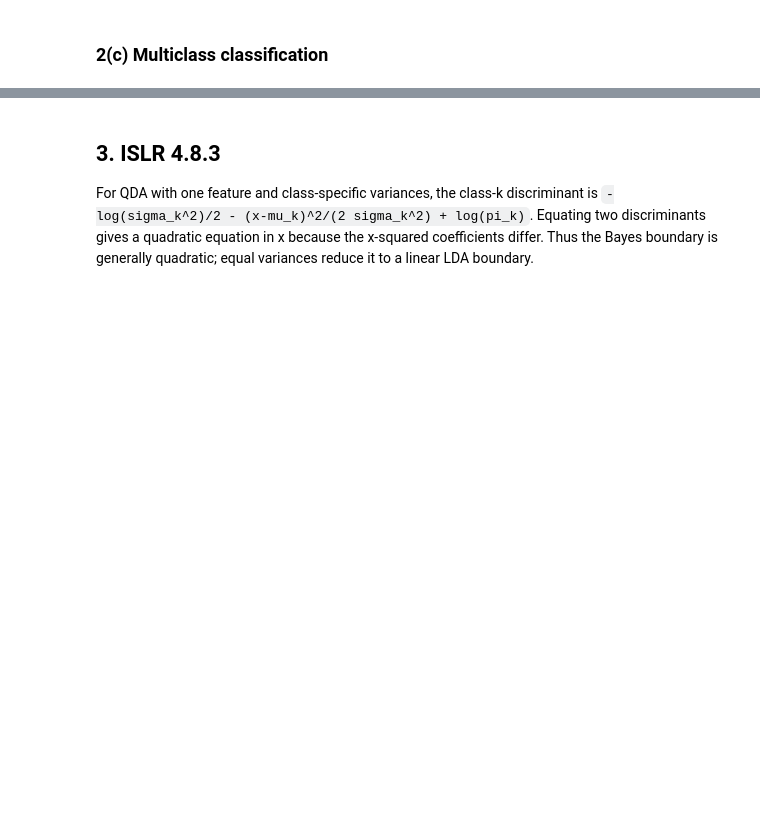
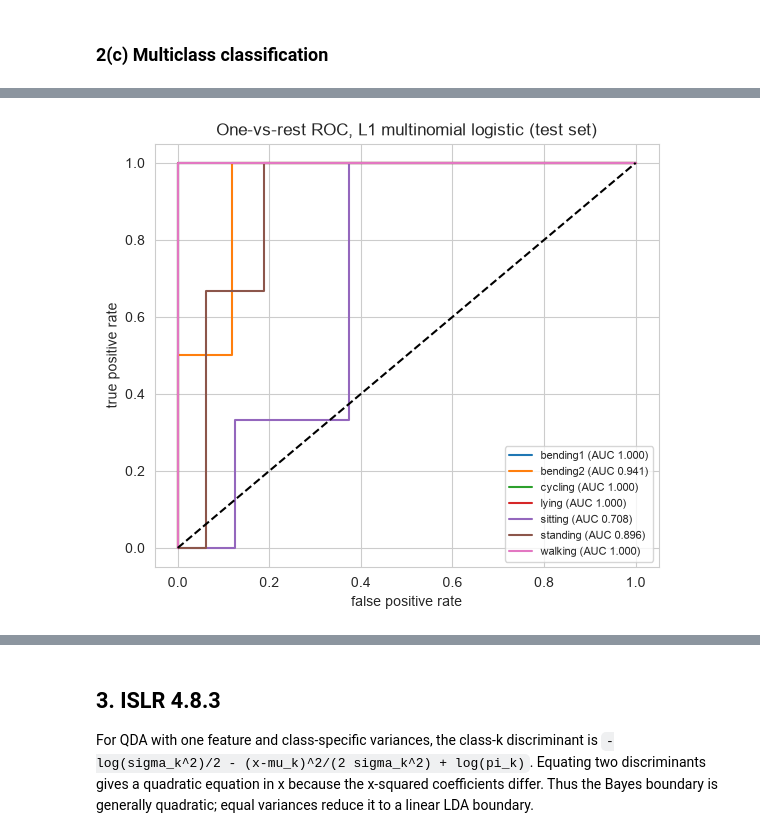
Before and after one commit to houdan-hub/DSCI552-HW4, a Jupyter notebook: Hou_Tianbo_HW4.ipynb, the cells around one changed output, grey strips where cells are left out. Drawn from its saved outputs; the diff is of its cells as text; code cells hidden in the pictures; blank space fills up the shorter version.

```diff
--- a/Hou_Tianbo_HW4.ipynb
+++ b/Hou_Tianbo_HW4.ipynb
@@ -199,3 +322,15 @@ Multinomial NB accuracy 0.7894736842105263 error 0.21052631578947367
 | sitting | 0 | 0 | 0 | 0 | 2 | 1 | 0 |
 | standing | 0 | 0 | 0 | 0 | 1 | 2 | 0 |
 | walking | 0 | 0 | 0 | 0 | 0 | 0 | 3 |
+# %%
+proba=mm.predict_proba(Mt)
+fig,ax=plt.subplots(figsize=(6.5,5.5))
+for k,c in enumerate(classes):
+    fpr,tpr,_=roc_curve(ymt==c,proba[:,k])
+    ax.plot(fpr,tpr,label=f'{c} (AUC {roc_auc_score(ymt==c,proba[:,k]):.3f})')
+ax.plot([0,1],[0,1],'k--'); ax.set_xlabel('false positive rate')
+ax.set_ylabel('true positive rate'); ax.legend(fontsize=8)
+ax.set_title('One-vs-rest ROC, L1 multinomial logistic (test set)')
+plt.show()
+# %% [output]
+[figure, added]
```
Also changed, not shown: parts of 13 cells of this notebook.
